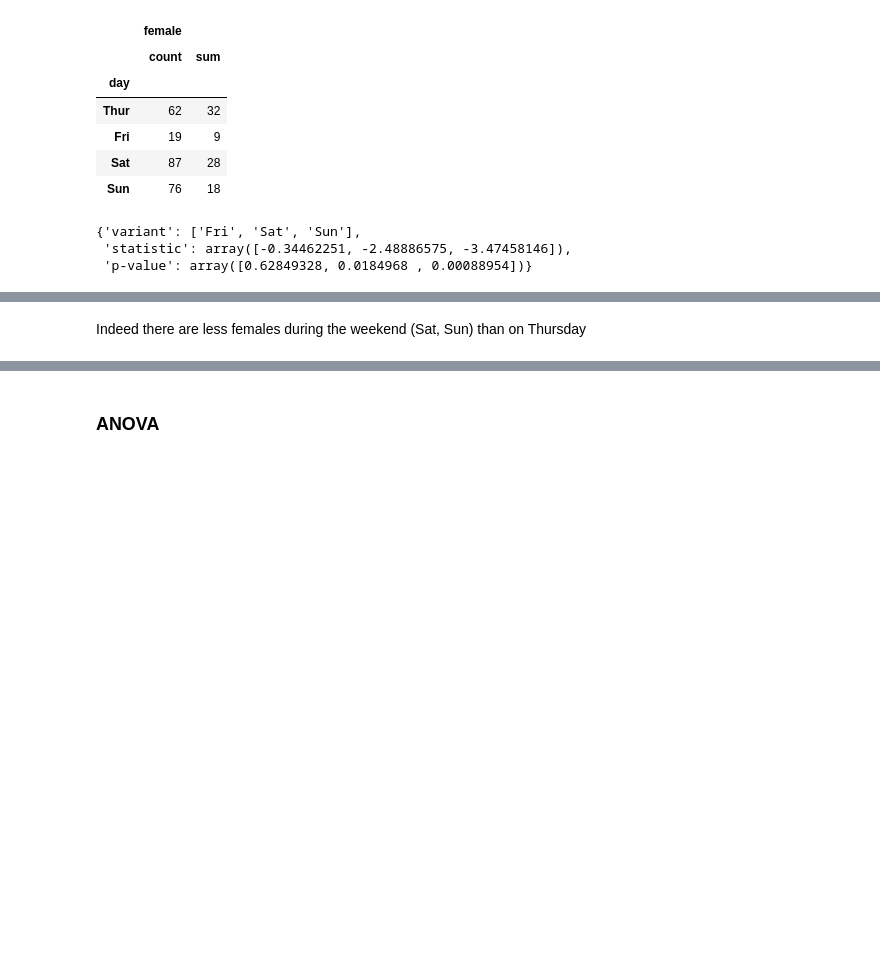
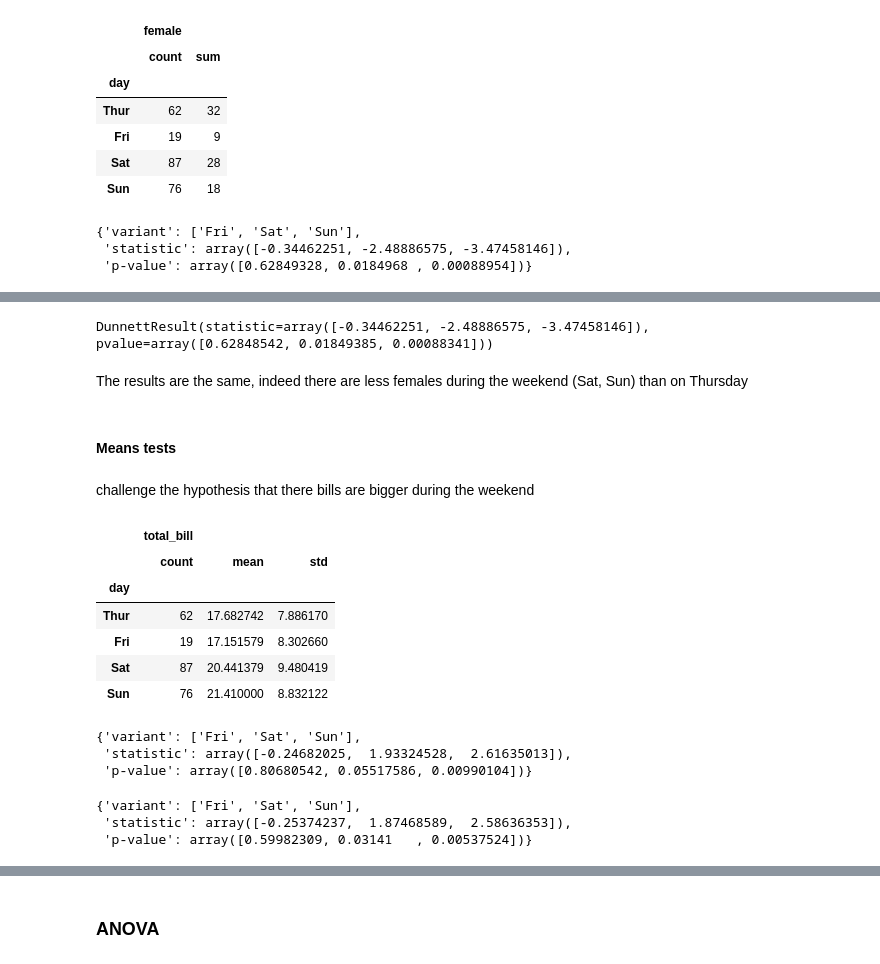
Before and after one commit to NPodlozhniy/podlozhnyy-module, a Jupyter notebook: Playbook.ipynb, the cells around one changed output, grey strips where cells are left out. Drawn from its saved outputs; the diff is of its cells as text; code cells hidden in the pictures; blank space fills up the shorter version.

```diff
--- a/Playbook.ipynb
+++ b/Playbook.ipynb
@@ -51 +69,3 @@ Multivariate testing: challenge the hypothesis that there are less Female client
+# %%
+df = df.assign(female=df["sex"] == "Female")
 # %%
@@ -77,2 +101,28 @@ test.groups_results(alternative='less')
+# %%
+dunnett(
+    df.loc[df["day"] == "Fri", "female"],
+    df.loc[df["day"] == "Sat", "female"],
+    df.loc[df["day"] == "Sun", "female"],
+    control=df.loc[df["day"] == "Thur", "female"],
+    random_state=1,
+    alternative='less',
+)
+# %% [output]
+DunnettResult(statistic=array([-0.34462251, -2.48886575, -3.47458146]), pvalue=array([0.62848542, 0.01849385, 0.00088341]))
 # %% [markdown]
-Indeed there are less females during the weekend (Sat, Sun) than on Thursday
+The results are the same, indeed there are less females during the weekend (Sat, Sun) than on Thursday
+# %% [markdown]
+#### Means tests
+# %% [markdown]
+challenge the hypothesis that there bills are bigger during the weekend
+# %%
+t = df.groupby("day").agg({'total_bill': ['count', 'mean', 'std']})
+t
+# %% [output]
+|  | total_bill |  |  |
+|  | count | mean | std |
+| day |  |  |  |
+| Thur | 62 | 17.682742 | 7.886170 |
+| Fri | 19 | 17.151579 | 8.302660 |
+| Sat | 87 | 20.441379 | 9.480419 |
+| Sun | 76 | 21.410000 | 8.832122 |
@@ -78,0 +139,6 @@ Indeed there are less females during the weekend (Sat, Sun) than on Thursday
+# %%
+test.groups_results()
+# %% [output]
+{'variant': ['Fri', 'Sat', 'Sun'],
+ 'statistic': array([-0.24682025,  1.93324528,  2.61635013]),
+ 'p-value': array([0.80680542, 0.05517586, 0.00990104])}
@@ -78,0 +147,6 @@ Indeed there are less females during the weekend (Sat, Sun) than on Thursday
+# %%
+test.groups_results(alternative="greater")
+# %% [output]
+{'variant': ['Fri', 'Sat', 'Sun'],
+ 'statistic': array([-0.25374237,  1.87468589,  2.58636353]),
+ 'p-value': array([0.59982309, 0.03141   , 0.00537524])}
```
Also changed, not shown: parts of 23 cells of this notebook, 2 other files.
